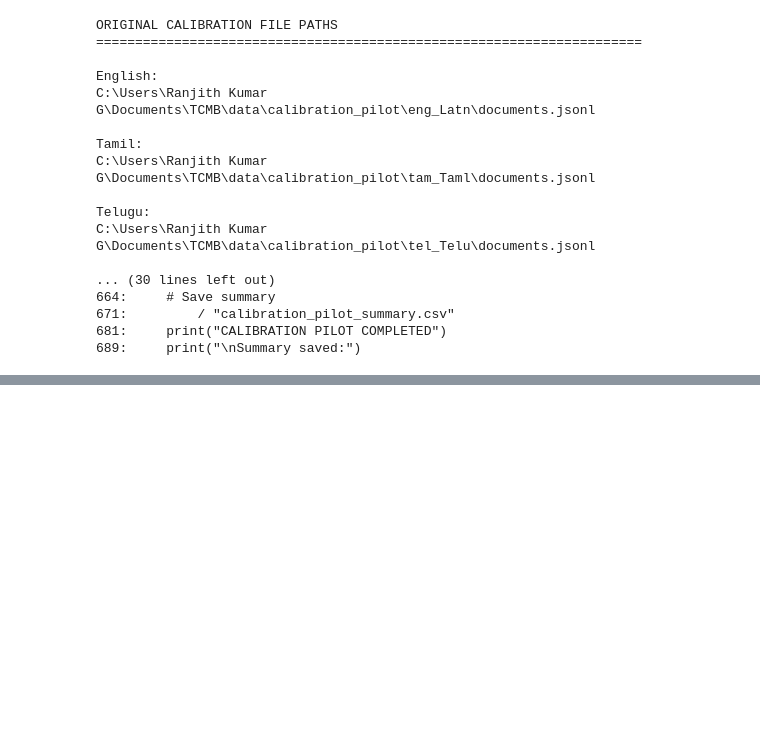
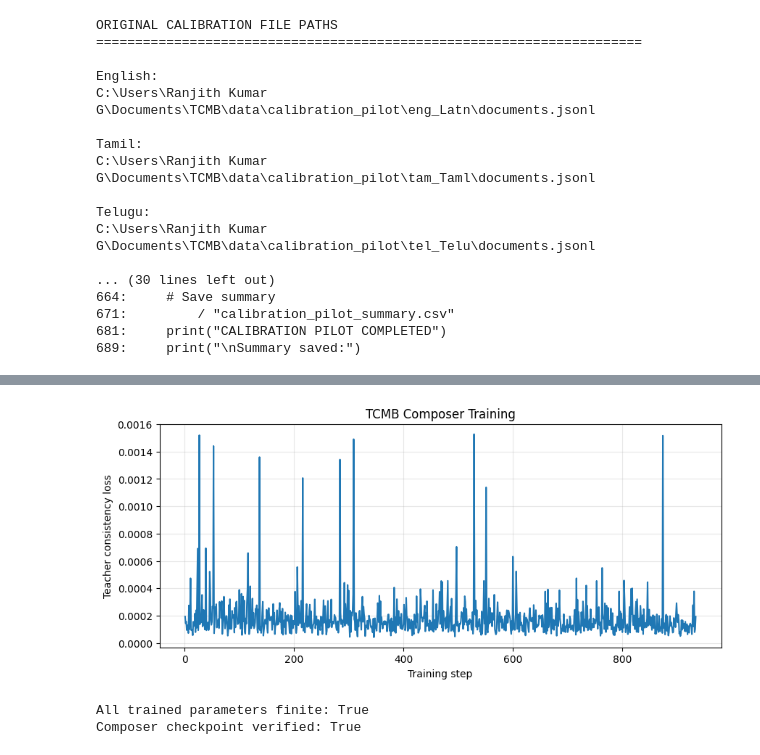
Before and after one commit to Giriran25/TCMB, a Jupyter notebook: NLm.ipynb, the cells around one changed output, grey strips where cells are left out. Saved outputs shown, nothing was run; the diff lists cells and outputs as text; code cells hidden in the pictures; blank space fills up the shorter version.

```diff
--- a/NLm.ipynb
+++ b/NLm.ipynb
@@ -646,0 +3492,76 @@ FLORES+ exclusion sentences: 1893
+# %%
+import torch
+import pandas as pd
+import matplotlib.pyplot as plt
+from pathlib import Path
+
+# Load initialization and trained checkpoints
+initial = torch.load(
+    "results/checkpoints/tcmb_initial_components.pt",
+    map_location="cpu",
+    weights_only=False
+)
+
+trained = torch.load(
+    "results/checkpoints/tcmb_composer_trained.pt",
+    map_location="cpu",
+    weights_only=False
+)
+
+# Compare parameter changes
+print("=" * 65)
+print("COMPOSER PARAMETER UPDATE CHECK")
+print("=" * 65)
+
+total_change = 0.0
+
+for name, initial_weight in initial["composer"].items():
+    trained_weight = trained["composer"][name]
+
+    difference = torch.norm(
+        trained_weight.float() - initial_weight.float()
+    ).item()
+
+    total_change += difference
+
+    print(f"{name}: change = {difference:.8f}")
+
+print("\nTotal parameter change:", total_change)
+
+# Inspect training history
+history = pd.read_csv(
+    "results/training/composer_training_loss.csv"
+)
+
+print("\nTRAINING LOSS")
+print("First step:", history["training_loss"].iloc[0])
+print("Last step:", history["training_loss"].iloc[-1])
+print("Minimum:", history["training_loss"].min())
+print("Maximum:", history["training_loss"].max())
+
+# Validation by language
+validation = pd.read_csv(
+    "results/training/composer_validation_by_language.csv"
+)
+
+print("\nVALIDATION RESULTS")
+display(validation)
+
+# Plot training loss
+plt.figure(figsize=(10, 4))
+plt.plot(history["step"], history["training_loss"])
+plt.xlabel("Training step")
+plt.ylabel("Teacher consistency loss")
+plt.title("TCMB Composer Training")
+plt.grid(alpha=0.3)
+plt.show()
+
+# Verify finite checkpoint parameters
+all_finite = all(
+    torch.isfinite(value).all().item()
+    for value in trained["composer"].values()
+)
+
+print("\nAll trained parameters finite:", all_finite)
+print("Composer checkpoint verified:", total_change > 0 and all_finite)
+# %% [output]
@@ -646,0 +3594,3 @@ FLORES+ exclusion sentences: 1893
+[figure, added]
+All trained parameters finite: True
+Composer checkpoint verified: True
```
Also changed, not shown: parts of 66 cells of this notebook.
